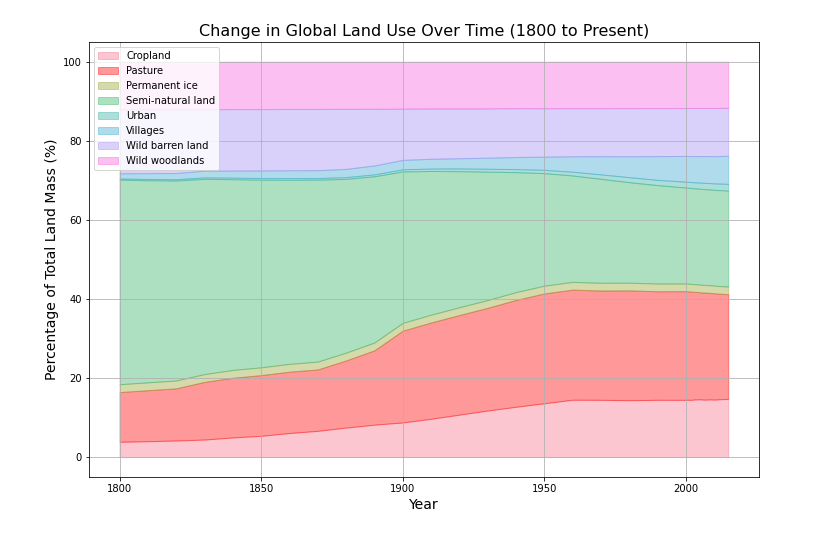
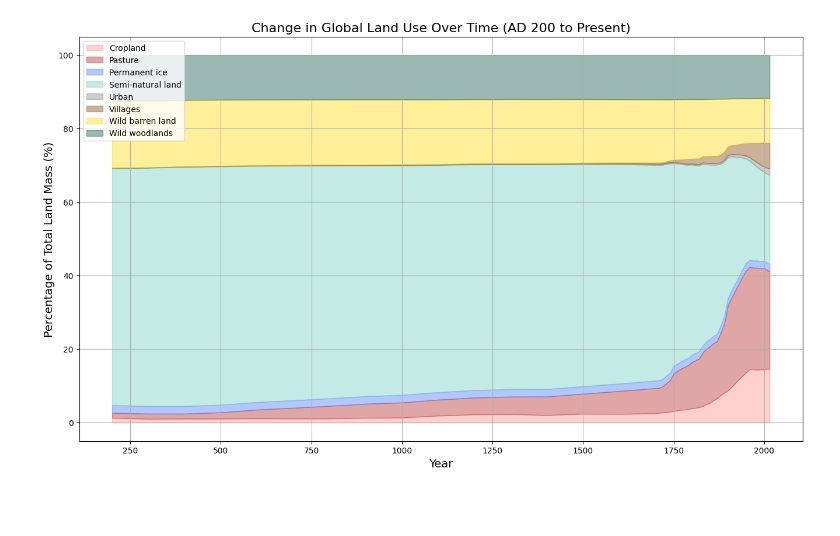
Before and after one commit to Niveusgh/Global-Land-Change, a Jupyter notebook: main.ipynb, the cells around one changed output. Drawn from its saved outputs; the diff is of its cells as text; code cells hidden in the pictures; blank space fills up the shorter version.

```diff
--- a/main.ipynb
+++ b/main.ipynb
@@ -76,0 +29,7 @@ plt.show()
+# %%
+# Filter and reshape data for 'World'
+df_world = df[df['Entity'] == 'World']
+df_world = df_world.melt(id_vars=['Entity', 'Code', 'Year'],
+                         value_vars=['Cropland', 'Pasture', 'Permanent ice', 'Semi-natural land', 'Urban', 'Villages', 'Wild barren land', 'Wild woodlands'],
+                         var_name='Land_type',
+                         value_name='Area_Aggregated_Categories')
@@ -77,55 +50,38 @@ plt.show()
+# %%
+# Plot chart 1
+# Define a custom color palette using hex color codes
+custom_palette = {
+    'Cropland': '#FF8D85',  # Dark orange
+    'Pasture': '#B22222',  # Firebrick
+    'Wild barren land': '#FFD700',  # Gold
+    'Permanent ice': '#4073FF',  # Light sky blue
+    'Wild woodlands': '#064E40',  # Forest green
+    'Semi-natural land':'#6ACCBC',
+    'Urban': '#808080', # Gray
+    'Villages': '#804000'  # Gray
+}
 # %%
+# Create a new figure
+plt.figure(figsize=(16, 9))
+#plt.suptitle('Chart 1', fontsize=20, y=1.03)
 
-# Convert the 'Year' column to an integer format
-df['Year'] = df['Year'].astype(int)
-
-# Filter to only include data from 1800 to the most recent year
-df = df[df['Year'] >= 1800]
-
-# Group by 'Year' and 'Entity' and sum 'area_aggregated_categories'
-df_grouped = df.groupby(['Year', 'Entity'])['area_aggregated_categories'].sum().reset_index()
-
-# Pivot the grouped data so that each type of land use is a column
-df_pivot = df_grouped.pivot(index='Year', columns='Entity', values='area_aggregated_categories')
-
-# Fill missing values with 0
-df_pivot = df_pivot.fillna(0)
-
-# Calculate the total land mass for each year
-total_land_mass = df_pivot.sum(axis=1)
-
-# Convert each type of land use to a percentage of the total land mass
-df_pivot = df_pivot.divide(total_land_mass, axis=0) * 100
-
-# Set the color palette
-colors = sns.color_palette('husl', n_colors=len(df_pivot.columns))
-
-# Create a new figure
-plt.figure(figsize=(12, 8))
 
 # Initialize a variable to store the cumulative sum
-cumulative_sum = np.zeros_like(df_pivot.iloc[:, 0])
+cumulative_sum = np.zeros_like(df_world.iloc[:, 0])
 
 # Plot a stacked area chart
-for column, color in zip(df_pivot.columns, colors):
-    if column == 'Pasture':
-        plt.fill_between(df_pivot.index, cumulative_sum, cumulative_sum + df_pivot[column], color='red', alpha=0.4)
-    else:
-        plt.fill_between(df_pivot.index, cumulative_sum, cumulative_sum + df_pivot[column], color=color, alpha=0.4)
-    cumulative_sum += df_pivot[column]
+for column in df_world.columns:
+    plt.fill_between(df_world.index, cumulative_sum, cumulative_sum + df_world[column], color=custom_palette.get(column, 'lightgray'), alpha=0.4)
+    cumulative_sum += df_world[column]
 
 # Set labels and title
 plt.xlabel('Year', fontsize=14)
 plt.ylabel('Percentage of Total Land Mass (%)', fontsize=14)
-plt.title('Change in Global Land Use Over Time (1800 to Present)', fontsize=16)
+plt.title('Change in Global Land Use Over Time (AD 200 to Present)', fontsize=16)
 
-# Add a grid
 plt.grid(True)
+plt.legend(df_world.columns, loc='upper left')
 
-# Add a legend
-plt.legend(df_pivot.columns, loc='upper left')
-
-# Show the plot
 plt.show()
 # %% [output]
-[figure, old version]
+[figure, new version]
```
Also changed, not shown: parts of 27 cells of this notebook, 18 other files.
